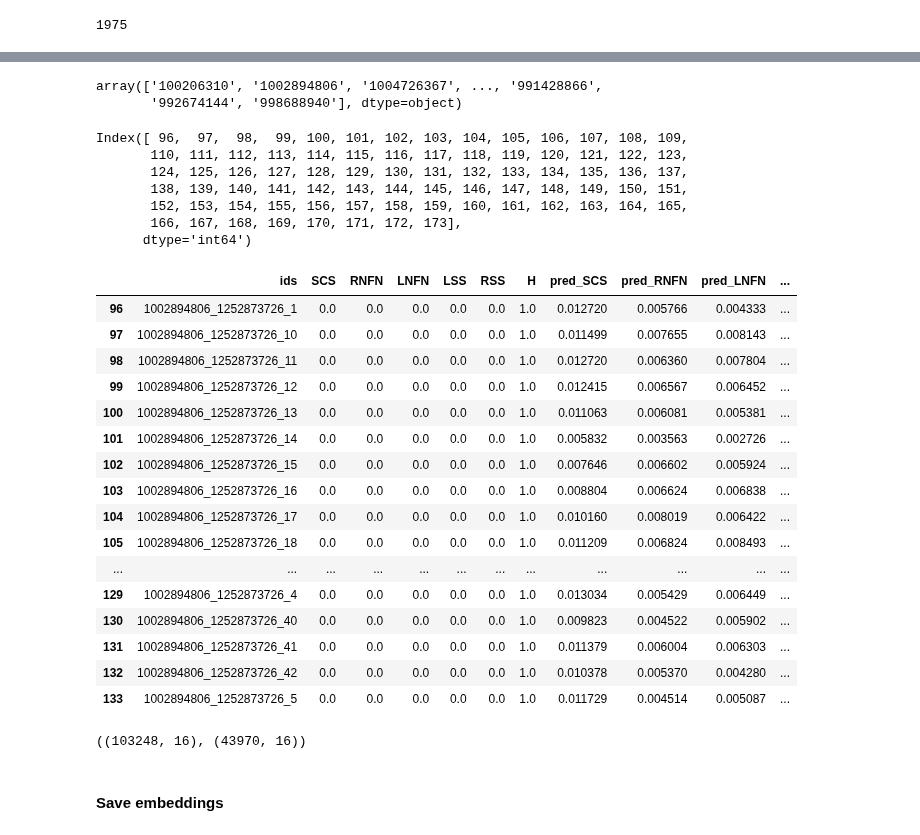
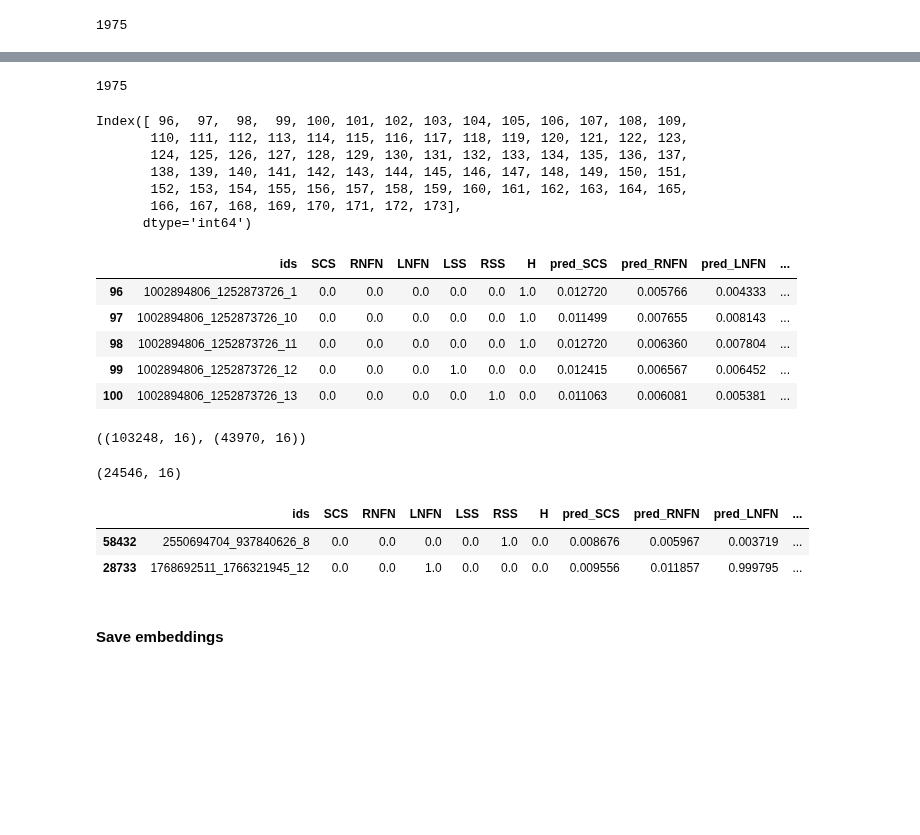
Before and after one commit to rosulucian/deep_learning_playground, a Jupyter notebook: kaggle/RSNA/inference-features.ipynb, the cells around one changed output, grey strips where cells are left out. Saved outputs shown, nothing was run; the diff lists cells and outputs as text; code cells hidden in the pictures; blank space fills up the shorter version.

```diff
--- a/kaggle/RSNA/inference-features.ipynb
+++ b/kaggle/RSNA/inference-features.ipynb
@@ -270,5 +283,6 @@ selection = coords_df[coords_df['condition'].isin(CFG.classes)]
 # %%
-dset = rsna_inf_dataset(selection, CFG)
+# test unhealthy
+dset = rsna_inf_dataset(files_df, coords_df, CFG)
 
 print(dset.__len__())
 
@@ -294,10 +310,12 @@ plt.imshow(img[0], cmap='gray')
 from dataset import rsna_inf_dataset
 # %%
 class inference_datamodule(pl.LightningDataModule):
-    def __init__(self, df, cfg=CFG, tfs=None):
+    def __init__(self, files_df, coords_df, cfg=CFG, tfs=None):
         super().__init__()
 
-        self.df = df
+        self.files_df = files_df
+        self.coords_df = coords_df
+
         self.bs = cfg.BATCH_SIZE
         self.tfs = tfs
         self.cfg = cfg
@@ -305,7 +323,7 @@ class inference_datamodule(pl.LightningDataModule):
         self.num_workers = cfg.num_workers
 
     def predict_dataloader(self):
-        ds = rsna_inf_dataset(self.df, self.cfg, tfs=self.tfs, mode='train')
+        ds = rsna_inf_dataset(self.files_df, self.coords_df, self.cfg, tfs=self.tfs, mode='train')
 
         train_loader = torch.utils.data.DataLoader(
             ds,
@@ -362,7 +380,7 @@ val_tfs = A.Compose([
     A.Normalize(mean=img_mean, std=img_std)
 ])
 # %%
-dm = inference_datamodule(t_df, cfg=CFG2, tfs=val_tfs)
+dm = inference_datamodule(files_df, t_df, cfg=CFG2, tfs=val_tfs)
 # dm = wav_datamodule(t_df, v_df, cfg=CFG, train_tfs=train_tfs, val_tfs=val_tfs)
 
 x, ids, y = next(iter(dm.predict_dataloader()))
@@ -713,8 +747,10 @@ CFG.BATCH_SIZE, CFG.device
 # %% [output]
 (128, 'cuda')
 # %%
+# make sure files_df has the correct condition
 # dm = inference_datamodule(healthy_df[:248], tfs=val_tfs)
-dm = inference_datamodule(files_df, tfs=val_tfs)
+dm = inference_datamodule(files_df, coords_df, tfs=val_tfs)
+# dm = inference_datamodule(coords_df, tfs=val_tfs)
 # %%
 trainer = pl.Trainer(accelerator=CFG.device)
 predictions = trainer.predict(model, dataloaders=dm)
@@ -788,10 +820,9 @@ dtype('int64')
 
 # results.shape
 # %%
-results.study_id.unique()
+results.study_id.nunique()
 # %% [output]
-array(['100206310', '1002894806', '1004726367', ..., '991428866',
-       '992674144', '998688940'], dtype=object)
+1975
 # %%
 # results.head(5)
 # %%
@@ -805,29 +836,28 @@ Index([ 96,  97,  98,  99, 100, 101, 102, 103, 104, 105, 106, 107, 108, 109,
        166, 167, 168, 169, 170, 171, 172, 173],
       dtype='int64')
 # %%
-results[results['study_id'] == '1002894806'].head(-40)
+results[results['study_id'] == '1002894806'].head()
 # %% [output]
 |  | ids | SCS | RNFN | LNFN | LSS | RSS | H | pred_SCS | pred_RNFN | pred_LNFN | ... |
 | 96 | 1002894806_1252873726_1 | 0.0 | 0.0 | 0.0 | 0.0 | 0.0 | 1.0 | 0.012720 | 0.005766 | 0.004333 | ... |
 | 97 | 1002894806_1252873726_10 | 0.0 | 0.0 | 0.0 | 0.0 | 0.0 | 1.0 | 0.011499 | 0.007655 | 0.008143 | ... |
 | 98 | 1002894806_1252873726_11 | 0.0 | 0.0 | 0.0 | 0.0 | 0.0 | 1.0 | 0.012720 | 0.006360 | 0.007804 | ... |
-| 99 | 1002894806_1252873726_12 | 0.0 | 0.0 | 0.0 | 0.0 | 0.0 | 1.0 | 0.012415 | 0.006567 | 0.006452 | ... |
-| 100 | 1002894806_1252873726_13 | 0.0 | 0.0 | 0.0 | 0.0 | 0.0 | 1.0 | 0.011063 | 0.006081 | 0.005381 | ... |
-| 101 | 1002894806_1252873726_14 | 0.0 | 0.0 | 0.0 | 0.0 | 0.0 | 1.0 | 0.005832 | 0.003563 | 0.002726 | ... |
-| 102 | 1002894806_1252873726_15 | 0.0 | 0.0 | 0.0 | 0.0 | 0.0 | 1.0 | 0.007646 | 0.006602 | 0.005924 | ... |
-| 103 | 1002894806_1252873726_16 | 0.0 | 0.0 | 0.0 | 0.0 | 0.0 | 1.0 | 0.008804 | 0.006624 | 0.006838 | ... |
-| 104 | 1002894806_1252873726_17 | 0.0 | 0.0 | 0.0 | 0.0 | 0.0 | 1.0 | 0.010160 | 0.008019 | 0.006422 | ... |
-| 105 | 1002894806_1252873726_18 | 0.0 | 0.0 | 0.0 | 0.0 | 0.0 | 1.0 | 0.011209 | 0.006824 | 0.008493 | ... |
-| ... | ... | ... | ... | ... | ... | ... | ... | ... | ... | ... | ... |
-| 129 | 1002894806_1252873726_4 | 0.0 | 0.0 | 0.0 | 0.0 | 0.0 | 1.0 | 0.013034 | 0.005429 | 0.006449 | ... |
-| 130 | 1002894806_1252873726_40 | 0.0 | 0.0 | 0.0 | 0.0 | 0.0 | 1.0 | 0.009823 | 0.004522 | 0.005902 | ... |
-| 131 | 1002894806_1252873726_41 | 0.0 | 0.0 | 0.0 | 0.0 | 0.0 | 1.0 | 0.011379 | 0.006004 | 0.006303 | ... |
-| 132 | 1002894806_1252873726_42 | 0.0 | 0.0 | 0.0 | 0.0 | 0.0 | 1.0 | 0.010378 | 0.005370 | 0.004280 | ... |
-| 133 | 1002894806_1252873726_5 | 0.0 | 0.0 | 0.0 | 0.0 | 0.0 | 1.0 | 0.011729 | 0.004514 | 0.005087 | ... |
+| 99 | 1002894806_1252873726_12 | 0.0 | 0.0 | 0.0 | 1.0 | 0.0 | 0.0 | 0.012415 | 0.006567 | 0.006452 | ... |
+| 100 | 1002894806_1252873726_13 | 0.0 | 0.0 | 0.0 | 0.0 | 1.0 | 0.0 | 0.011063 | 0.006081 | 0.005381 | ... |
 # %%
 results[results.pred_H > 0.8].shape, results[results.pred_H < 0.8].shape
 # %% [output]
 ((103248, 16), (43970, 16))
+# %%
+results[results.H < 1].shape
+# %% [output]
+(24546, 16)
+# %%
+results[results.H < 1].sample(2)
+# %% [output]
+|  | ids | SCS | RNFN | LNFN | LSS | RSS | H | pred_SCS | pred_RNFN | pred_LNFN | ... |
+| 58432 | 2550694704_937840626_8 | 0.0 | 0.0 | 0.0 | 0.0 | 1.0 | 0.0 | 0.008676 | 0.005967 | 0.003719 | ... |
+| 28733 | 1768692511_1766321945_12 | 0.0 | 0.0 | 1.0 | 0.0 | 0.0 | 0.0 | 0.009556 | 0.011857 | 0.999795 | ... |
 # %%
 results.to_csv(CFG.DEST_FOLDER / 'predictions.csv', index=False)
 # %% [markdown]
```
Also changed, not shown: parts of 23 cells of this notebook, 4 other files.
